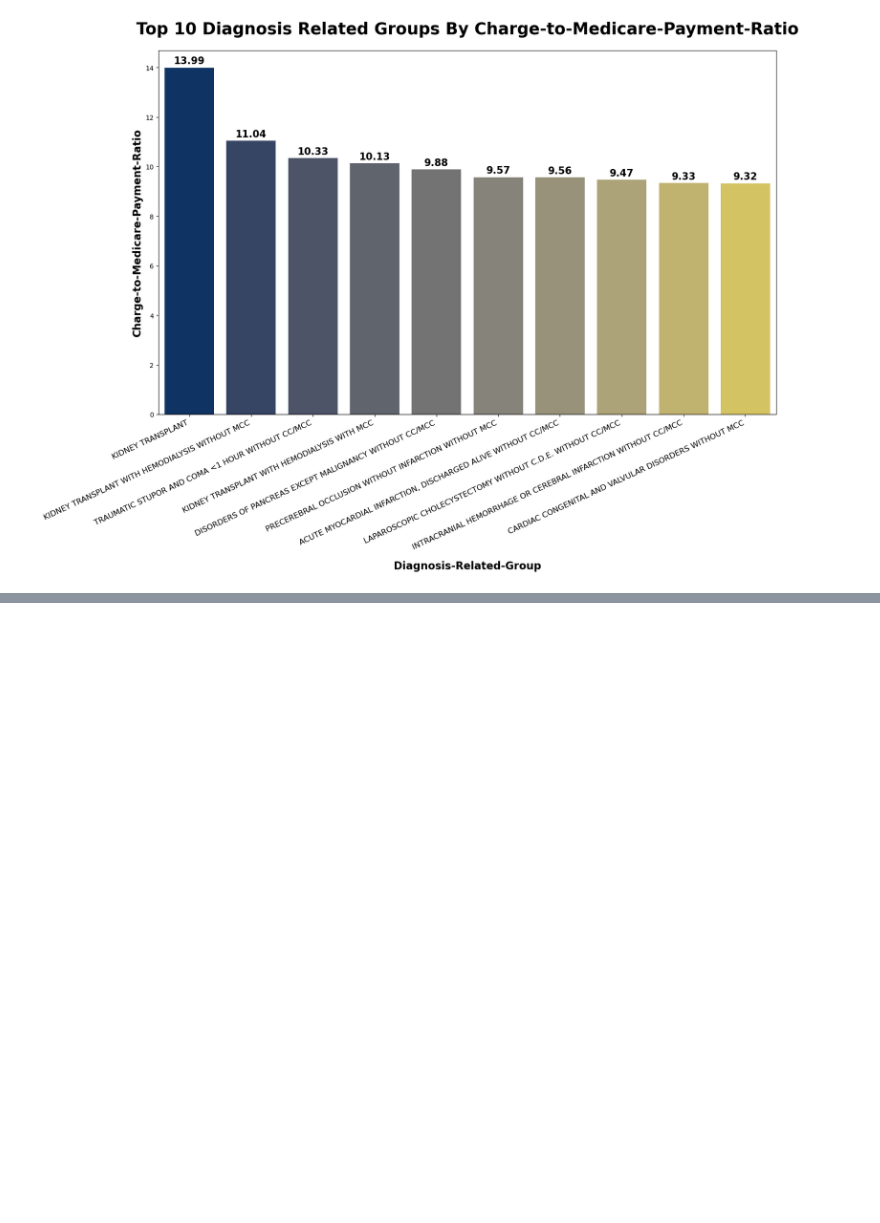
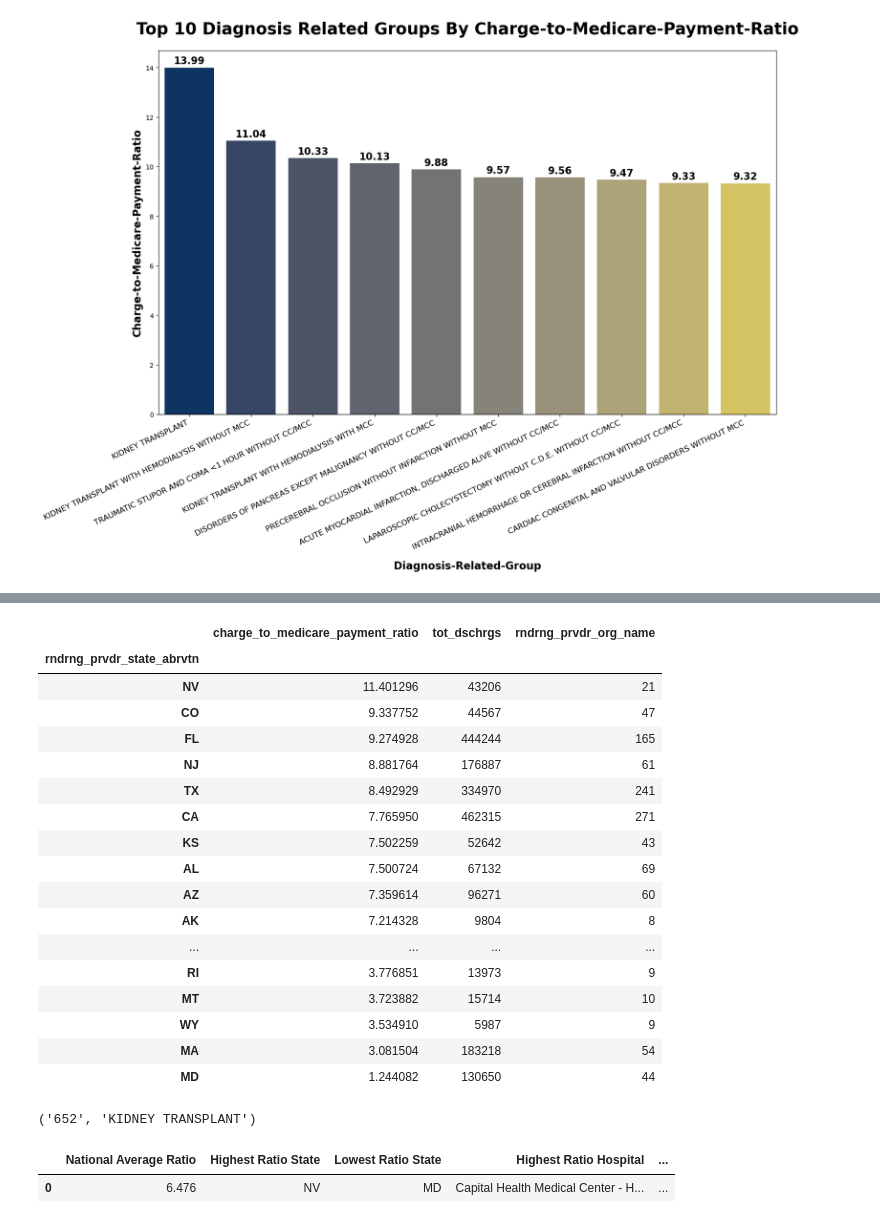
Before and after one commit to gurbaj8226/Hospital-Charge-vs-Medicare-Reimbursement-Analysis, a Jupyter notebook: notebooks/01_Data_Cleaning_and_Preparation.ipynb, the cells around one changed output, grey strips where cells are left out. Drawn from its saved outputs; the diff is of its cells as text; code cells hidden in the pictures; blank space fills up the shorter version.

```diff
--- a/notebooks/01_Data_Cleaning_and_Preparation.ipynb
+++ b/notebooks/01_Data_Cleaning_and_Preparation.ipynb
@@ -332,0 +436,56 @@ Passing `palette` without assigning `hue` is deprecated and will be removed in v
+# %%
+hospital_state_count = (
+    df.groupby('rndrng_prvdr_state_abrvtn').agg
+    ({
+        'charge_to_medicare_payment_ratio': 'mean',
+        'tot_dschrgs': 'sum',
+        'rndrng_prvdr_org_name': 'nunique'
+    })
+    .sort_values(by = 'charge_to_medicare_payment_ratio',
+                 ascending = False)
+    )
+
+hospital_state_count
+# %% [output]
+|  | charge_to_medicare_payment_ratio | tot_dschrgs | rndrng_prvdr_org_name |
+| rndrng_prvdr_state_abrvtn |  |  |  |
+| NV | 11.401296 | 43206 | 21 |
+| CO | 9.337752 | 44567 | 47 |
+| FL | 9.274928 | 444244 | 165 |
+| NJ | 8.881764 | 176887 | 61 |
+| TX | 8.492929 | 334970 | 241 |
+| CA | 7.765950 | 462315 | 271 |
+| KS | 7.502259 | 52642 | 43 |
+| AL | 7.500724 | 67132 | 69 |
+| AZ | 7.359614 | 96271 | 60 |
+| AK | 7.214328 | 9804 | 8 |
+| ... | ... | ... | ... |
+| RI | 3.776851 | 13973 | 9 |
+| MT | 3.723882 | 15714 | 10 |
+| WY | 3.534910 | 5987 | 9 |
+| MA | 3.081504 | 183218 | 54 |
+| MD | 1.244082 | 130650 | 44 |
+# %%
+top_drg = meaningful_volume_drg.index[0]
+
+top_drg
+# %% [output]
+('652', 'KIDNEY TRANSPLANT')
+# %%
+
+
+kpi_data = {
+    "National Average Ratio": round(df['charge_to_medicare_payment_ratio'].mean(), 3),
+    'Highest Ratio State': ratio_by_state.index[0],
+    'Lowest Ratio State': ratio_by_state.index[-1],
+    'Highest Ratio Hospital': meaningful_volume_hospitals.index[0],
+    'Lowest Ratio Hospital': meaningful_volume_hospitals.index[-1],
+    'Highest Ratio DRG': top_drg[1]
+}
+
+kpi_table = pd.DataFrame([kpi_data])
+
+kpi_table
+# %% [output]
+|  | National Average Ratio | Highest Ratio State | Lowest Ratio State | Highest Ratio Hospital | ... |
+| 0 | 6.476 | NV | MD | Capital Health Medical Center - H... | ... |
```
Also changed, not shown: parts of 9 cells of this notebook.
